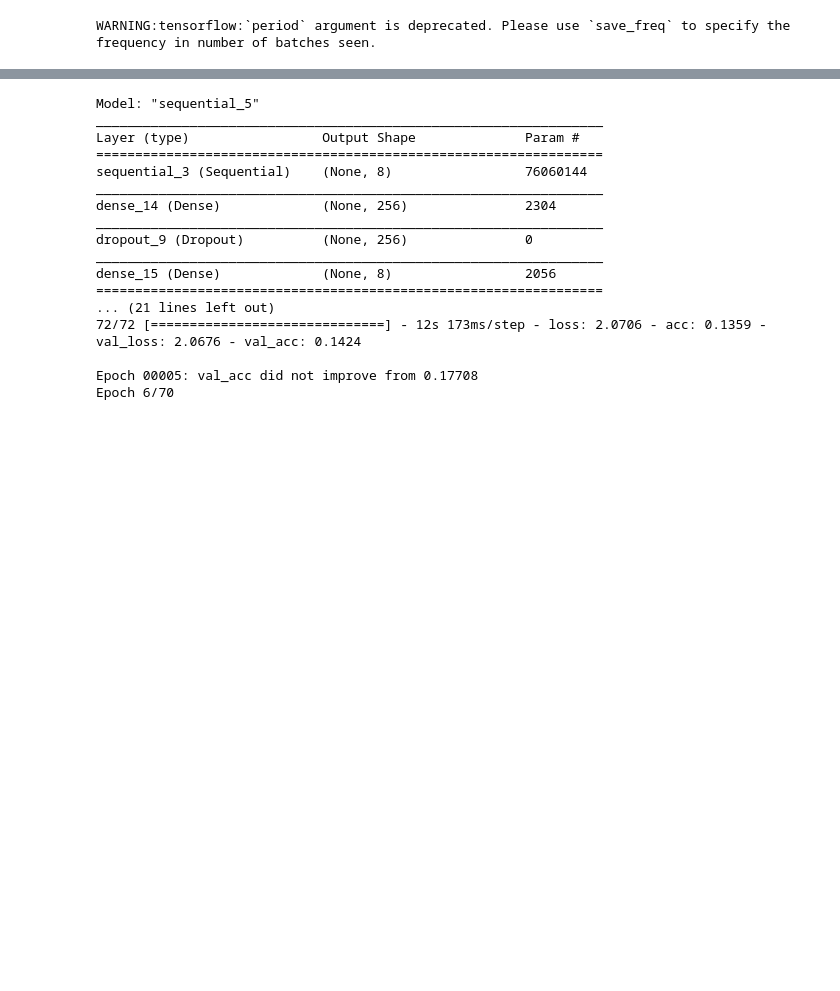
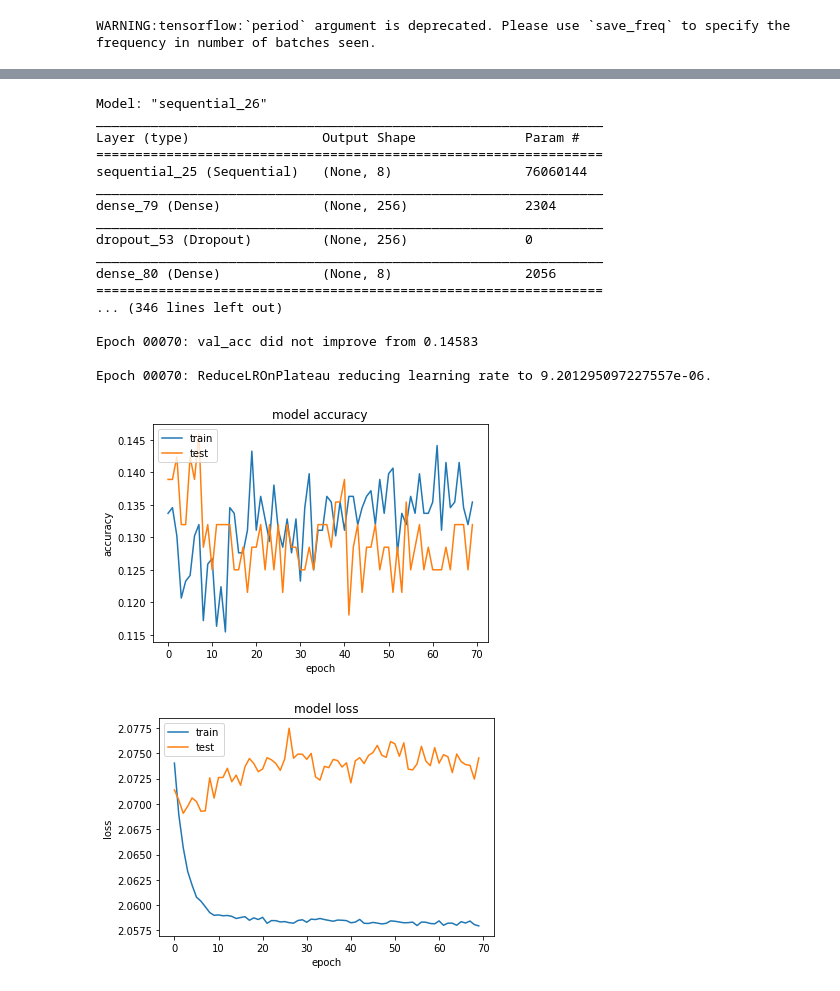
Before and after one commit to mkosaka1/Speech_Emotion_Recognition, a Jupyter notebook: 3. Transfer_Learning - Initial_Model.ipynb, the cells around one changed output, grey strips where cells are left out. Drawn from its saved outputs; the diff is of its cells as text; code cells hidden in the pictures; blank space fills up the shorter version.

```diff
--- a/3. Transfer_Learning - Initial_Model.ipynb
+++ b/3. Transfer_Learning - Initial_Model.ipynb
@@ -1645,13 +1664,13 @@ weighted avg       0.59      0.49      0.48       288
 # %%
 #Image Data Augmentation
 train_datagen = ImageDataGenerator(
-                                    zoom_range=0.5,
+                                    zoom_range=0.2,
                                    rotation_range=20,
-                                   width_shift_range=0.5)
+                                   width_shift_range=0.2)
 
 train_generator = train_datagen.flow(X_train,
                                      y_train,
-                                     batch_size=16)
+                                     batch_size=1)
 
 lr_reduce = ReduceLROnPlateau(monitor='val_acc',
                               patience = 2,
@@ -1659,7 +1678,7 @@ lr_reduce = ReduceLROnPlateau(monitor='val_acc',
                               factor=0.95,
                               min_lr=0.000001)
 
-checkpoint = ModelCheckpoint("AN_classifier_ia1.h5", monitor='val_acc', verbose=1, save_best_only=True, save_weights_only=False, mode='auto', period=1)
+checkpoint = ModelCheckpoint("AN_classifier_ia2.h5", monitor='val_acc', verbose=1, save_best_only=True, save_weights_only=False, mode='auto', period=1)
 # %% [output]
 WARNING:tensorflow:`period` argument is deprecated. Please use `save_freq` to specify the frequency in number of batches seen.
 # %%
@@ -1711,20 +1730,42 @@ history = model.fit(train_generator,
                               shuffle=True
                               )
 # %% [output]
-Model: "sequential_5"
+Model: "sequential_26"
 _________________________________________________________________
 Layer (type)                 Output Shape              Param #
 =================================================================
-sequential_3 (Sequential)    (None, 8)                 76060144
+sequential_25 (Sequential)   (None, 8)                 76060144
 _________________________________________________________________
-dense_14 (Dense)             (None, 256)               2304
+dense_79 (Dense)             (None, 256)               2304
 _________________________________________________________________
-dropout_9 (Dropout)          (None, 256)               0
+dropout_53 (Dropout)         (None, 256)               0
 _________________________________________________________________
-dense_15 (Dense)             (None, 8)                 2056
+dense_80 (Dense)             (None, 8)                 2056
 =================================================================
-... (21 lines left out)
-72/72 [==============================] - 12s 173ms/step - loss: 2.0706 - acc: 0.1359 - val_loss: 2.0676 - val_acc: 0.1424
+... (346 lines left out)
 
-Epoch 00005: val_acc did not improve from 0.17708
-Epoch 6/70
+Epoch 00070: val_acc did not improve from 0.14583
+
+Epoch 00070: ReduceLROnPlateau reducing learning rate to 9.201295097227557e-06.
+# %%
+        # PRINT MODEL HISTORY OF ACCURACY AND LOSS OVER EPOCHS
+plt.plot(history.history['acc'])
+plt.plot(history.history['val_acc'])
+plt.title('model accuracy')
+plt.ylabel('accuracy')
+plt.xlabel('epoch')
+plt.legend(['train', 'test'], loc='upper left')
+# plt.savefig('Augmented_Model_Accuracy.png')
+plt.show()
+# summarize history for loss
+plt.plot(history.history['loss'])
+plt.plot(history.history['val_loss'])
+plt.title('model loss')
+plt.ylabel('loss')
+plt.xlabel('epoch')
+plt.legend(['train', 'test'], loc='upper left')
+# plt.savefig('Augmented_Model_Loss.png')
+plt.show()
+# %% [output]
+[figure, added]
+[figure, added]
```
Also changed, not shown: parts of 13 cells of this notebook.
